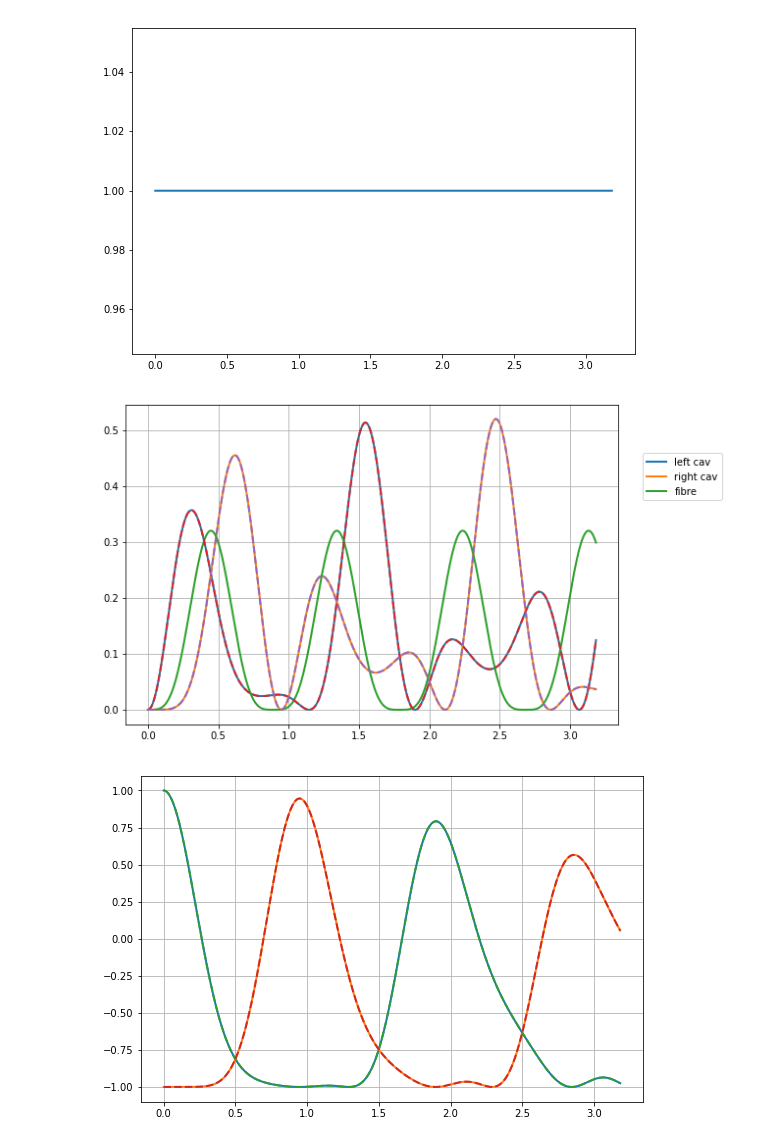
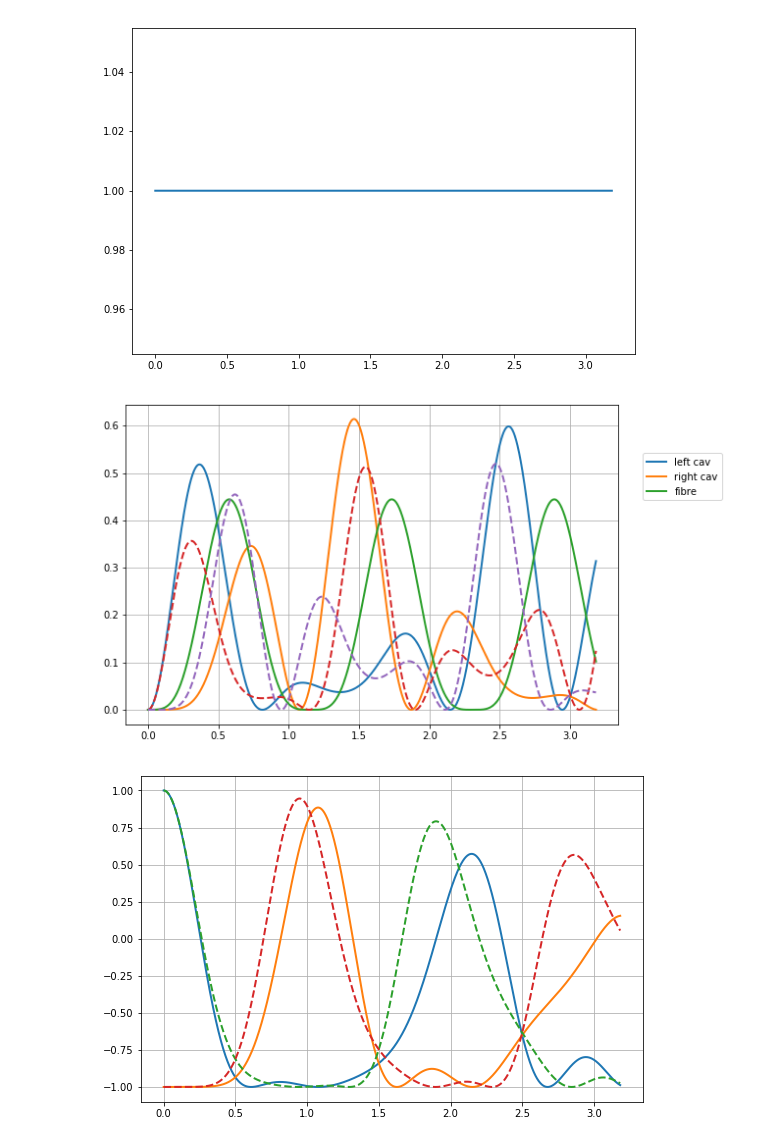
Before and after one commit to nemetniki/Kerr, a Jupyter notebook: CCQED_Qutip.ipynb, the cells around one changed output. Saved outputs shown, nothing was run; the diff lists cells and outputs as text; code cells hidden in the pictures.

```diff
--- a/CCQED_Qutip.ipynb
+++ b/CCQED_Qutip.ipynb
@@ -12,9 +12,9 @@ wc = 0.0#  * 2 * np.pi  # cavity frequency
 wa = 0.0 # * 2 * np.pi  # atom frequency
 g1  = 0.5# * 2 * np.pi  # coupling strength
 g2  = 0.5# * 2 * np.pi  # coupling strength
-kappa1 = 0.#1# * 2 * np.pi       # cavity dissipation rate
-kappa2 = 0.#1# * 2 * np.pi       # cavity dissipation rate
-tau=0.2
+kappa1 = 0.05#1# * 2 * np.pi       # cavity dissipation rate
+kappa2 = 0.05#1# * 2 * np.pi       # cavity dissipation rate
+tau=2.
 kappav=.2
 v1 = np.sqrt(kappav/(2*tau))
 v2 = np.sqrt(kappav/(2*tau))
@@ -109,33 +111,33 @@ plt.plot(tlistp, norm,lw=2)
 #print(np.any(output.expect[4]))
 plt.figure(1,figsize=(9,6))
 plt.plot(tlistp, output2.expect[0],lw=2)
 plt.plot(tlistp, output2.expect[1],lw=2)
 plt.plot(tlistp, output2.expect[4],lw=2)
 #plt.plot(tlistp, output.expect[0],lw=2,ls=":")
 #plt.plot(tlistp, output.expect[1],lw=2,ls=":")
 #plt.plot(tlistp, output.expect[4],lw=2,ls=":")
 
 plt.plot(Data2[:,0], Data2[:,3],ls="--",lw=2)
 plt.plot(Data2[:,0], Data2[:,4],ls="--",lw=2)
 plt.grid(True)
 plt.legend(["left cav", "right cav", "fibre"],loc=(1.05,0.7))
 #plt.xlim(0,100)
 plt.figure(2,figsize=(9,6))
 plt.plot(tlistp, output2.expect[5],lw=2)
 plt.plot(tlistp, output2.expect[6],lw=2)
 #plt.plot(tlistp, output.expect[5],lw=2,ls=":")
 #plt.plot(tlistp, output.expect[6],lw=2,ls=":")
 plt.plot(Data2[:,0], Data2[:,1],ls="--",lw=2)
 plt.plot(Data2[:,0], Data2[:,2],ls="--",lw=2)
 
 plt.grid(True)
 #plt.xlim(0,100)
 plt.grid(True)
 OUT = np.stack((tlistp,output2.expect[5],output2.expect[6],output2.expect[0],output2.expect[1]),axis=1)
-np.savetxt("CCQED_MC1.txt",OUT)
+np.savetxt("CCQED_MC5_diss.txt",OUT)
 #OUT2 = np.stack((tlistp,output.expect[5],output.expect[6],output.expect[0],output.expect[1]),axis=1)
 #np.savetxt("CCQED_MC1_damp.txt",OUT2)
 # %% [output]
 [figure]
-[figure, old version]
+[figure, new version]
-[figure, old version]
+[figure, new version]
```
Also changed, not shown: parts of 1 cell of this notebook, 21 other files.
